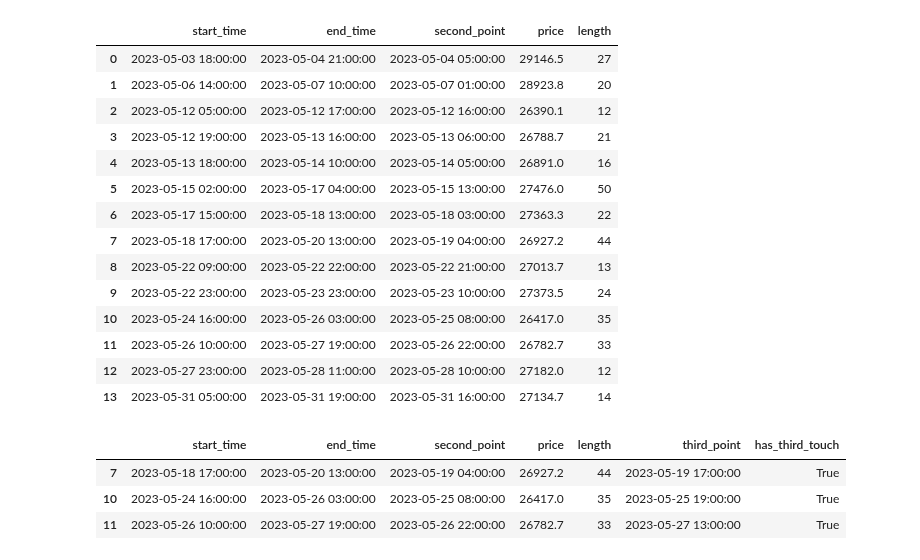
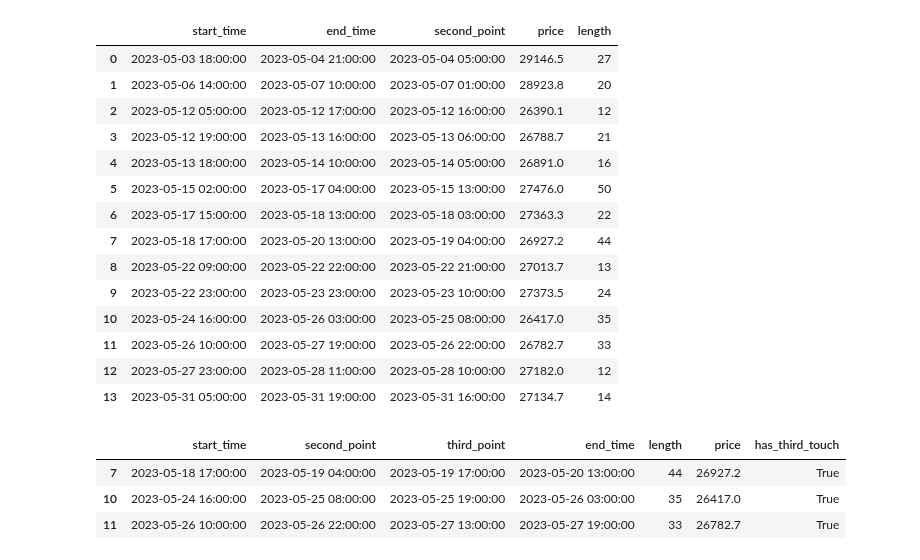
Before and after one commit to alexbabits/crypto-backtester, a Jupyter notebook: ChannelAnalysis.ipynb, the cells around one changed output. Saved outputs shown, nothing was run; the diff lists cells and outputs as text; code cells hidden in the pictures.

```diff
--- a/ChannelAnalysis.ipynb
+++ b/ChannelAnalysis.ipynb
@@ -53,12 +36,13 @@ df['time'] = pd.to_datetime(df['time'])
 df[['open', 'high', 'low', 'close']] = df[['open', 'high', 'low', 'close']].apply(pd.to_numeric)
 
 df['atr'] = ta.volatility.average_true_range(df['high'], df['low'], df['close'], window=14)
+df['atr'] = df['atr'].round(2)
 df.drop(df.index[:14], inplace=True)
 df.reset_index(drop=True, inplace=True)
 # %%
 pd.set_option('display.max_rows', 100)
 # %%
-def calculate_resistance(df):
+def find_horizontal_resistance_lines(df):
     resistance_lines = []
     i = 0
     while i < len(df) - 10:  # -10 to leave space for checking the next 10 candles
@@ -67,7 +51,7 @@ def calculate_resistance(df):
             upper_range = current_candle['close'] + (0.5 * current_candle['atr'])
             lower_range = current_candle['close'] - (0.5 * current_candle['atr'])
             bottom_limit = current_candle['close'] - (5 * current_candle['atr'])
-            second_touch = None  # Initialize second_touch as None
+            second_touch = None
             next_10_candles = df.iloc[i+1:i+11]
 
             # If any of the next 10 candles' closing prices exceed the upper limit, we skip to the next current candle
@@ -86,7 +70,7 @@ def calculate_resistance(df):
                 if next_candle['close'] > upper_range or next_candle['close'] < bottom_limit:
                     if second_touch is not None:  # If we had a second touch, we append the line
                         resistance_lines.append({'start_time': current_candle['time'], 'end_time': next_candle['time'], 'second_point': second_touch, 'price': current_candle['close']})
-                    second_touch = None  # Reset second_touch to None
+                    second_touch = None
                     i = j + 1  # Start analyzing from the next candle
                     break
             else:
@@ -95,4 +79,4 @@ def calculate_resistance(df):
             i += 1  # If the current candle is not green, check the next one
     return pd.DataFrame(resistance_lines)
 
-resistance_df = calculate_resistance(df)
+resistance_df = find_horizontal_resistance_lines(df)
@@ -115,7 +83,8 @@ df
 # %%
 resistance_df['start_time'] = pd.to_datetime(resistance_df['start_time'])
 resistance_df['end_time'] = pd.to_datetime(resistance_df['end_time'])
-resistance_df['length'] = (resistance_df['end_time'] - resistance_df['start_time']).dt.total_seconds() / (60 * 60)
+# 'interval' is variable from the kraken import data, where 1 hour = 60. Therefore we use 60*60 in this case because 1 hour candle data.
+resistance_df['length'] = (resistance_df['end_time'] - resistance_df['start_time']).dt.total_seconds() / (interval * 60)
 resistance_df['length'] = resistance_df['length'].astype(int)
 resistance_df
 # %% [output]
@@ -136,0 +140,11 @@ resistance_df
+# %%
+# uncomment if you'd like to only plot 3+ touchpoint lines:
+resistance_df = resistance_df.loc[resistance_df['has_third_touch'] == True]
+column_order = ['start_time', 'second_point', 'third_point', 'end_time', 'length', 'price', 'has_third_touch']
+resistance_df = resistance_df.reindex(columns=column_order)
+resistance_df
+# %% [output]
+|  | start_time | second_point | third_point | end_time | length | price | has_third_touch |
+| 7 | 2023-05-18 17:00:00 | 2023-05-19 04:00:00 | 2023-05-19 17:00:00 | 2023-05-20 13:00:00 | 44 | 26927.2 | True |
+| 10 | 2023-05-24 16:00:00 | 2023-05-25 08:00:00 | 2023-05-25 19:00:00 | 2023-05-26 03:00:00 | 35 | 26417.0 | True |
+| 11 | 2023-05-26 10:00:00 | 2023-05-26 22:00:00 | 2023-05-27 13:00:00 | 2023-05-27 19:00:00 | 33 | 26782.7 | True |
@@ -196,7 +202,0 @@ resistance_df = resistance_df.loc[resistance_df['has_third_touch'] == True]
-# %%
-resistance_df
-# %% [output]
-|  | start_time | end_time | second_point | price | length | third_point | has_third_touch |
-| 7 | 2023-05-18 17:00:00 | 2023-05-20 13:00:00 | 2023-05-19 04:00:00 | 26927.2 | 44 | 2023-05-19 17:00:00 | True |
-| 10 | 2023-05-24 16:00:00 | 2023-05-26 03:00:00 | 2023-05-25 08:00:00 | 26417.0 | 35 | 2023-05-25 19:00:00 | True |
-| 11 | 2023-05-26 10:00:00 | 2023-05-27 19:00:00 | 2023-05-26 22:00:00 | 26782.7 | 33 | 2023-05-27 13:00:00 | True |
```
Also changed, not shown: parts of 9 cells of this notebook, 1 other file.
